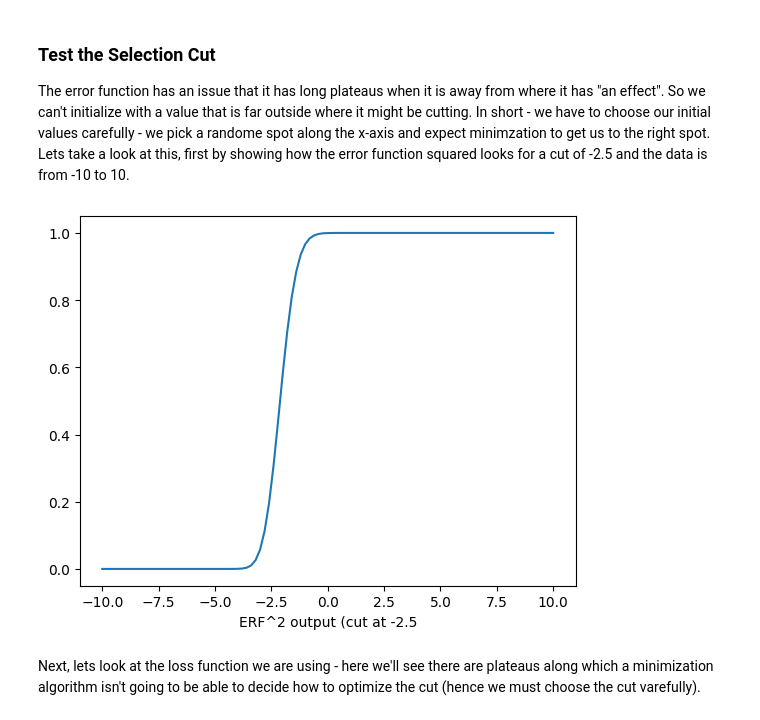
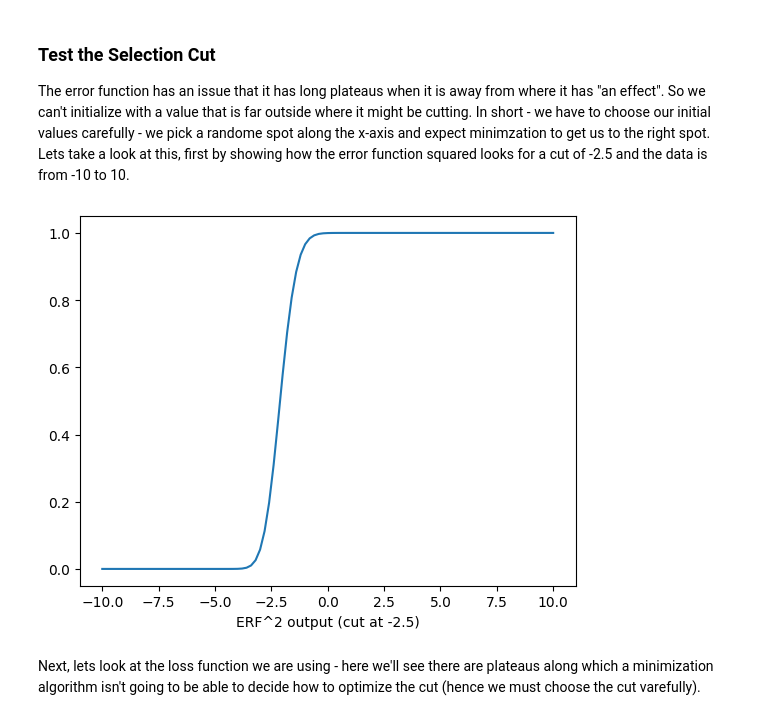
Before and after one commit to gordonwatts/diff-prog-intro, a Jupyter notebook: book/cut_then_nn.ipynb, the cells around one changed output. Saved outputs shown, nothing was run; the diff lists cells and outputs as text; code cells hidden in the pictures.

```diff
--- a/book/cut_then_nn.ipynb
+++ b/book/cut_then_nn.ipynb
@@ -135,10 +135,10 @@ run_eval = [
 # %%
 plt.plot(cut_range_values, run_eval)
 plt.xlabel('Value')
-plt.xlabel('ERF^2 output (cut at -2.5')
+plt.xlabel('ERF^2 output (cut at -2.5)')
 plt.show()
 # %% [output]
-[figure, old version]
+[figure, new version]
 # %% [markdown]
 Next, lets look at the loss function we are using - here we'll see there are plateaus along which a minimization algorithm isn't going to be able to decide how to optimize the cut (hence we must choose the cut varefully).
 # %%
```
Also changed, not shown: parts of 17 cells of this notebook.
